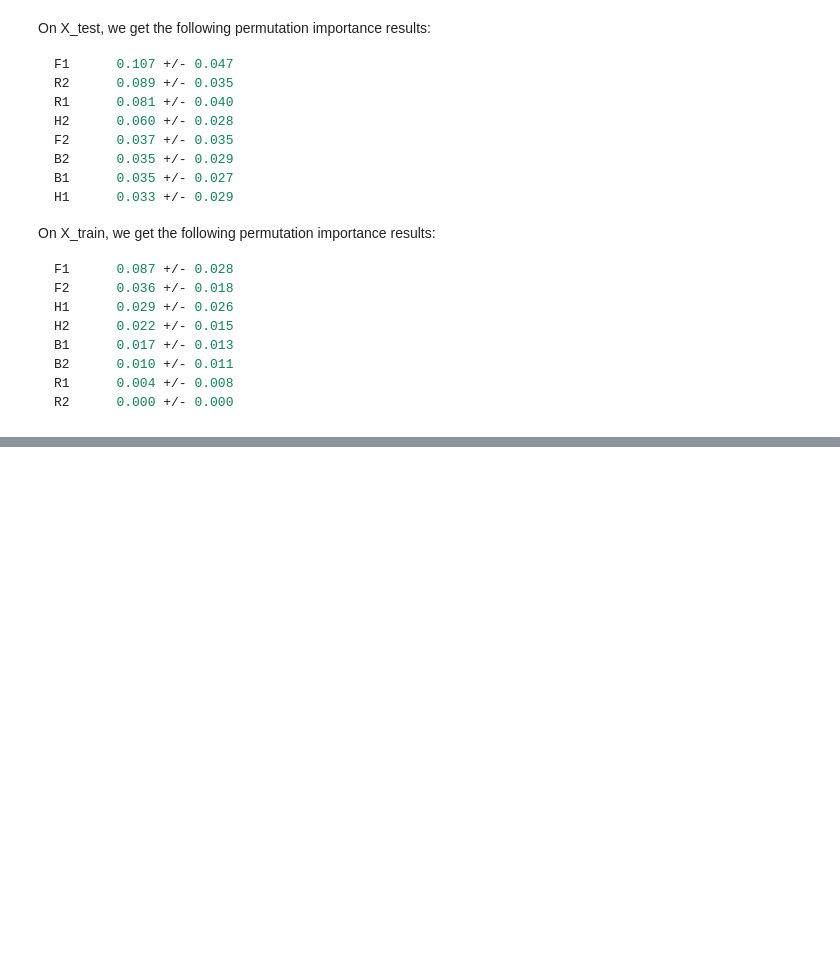
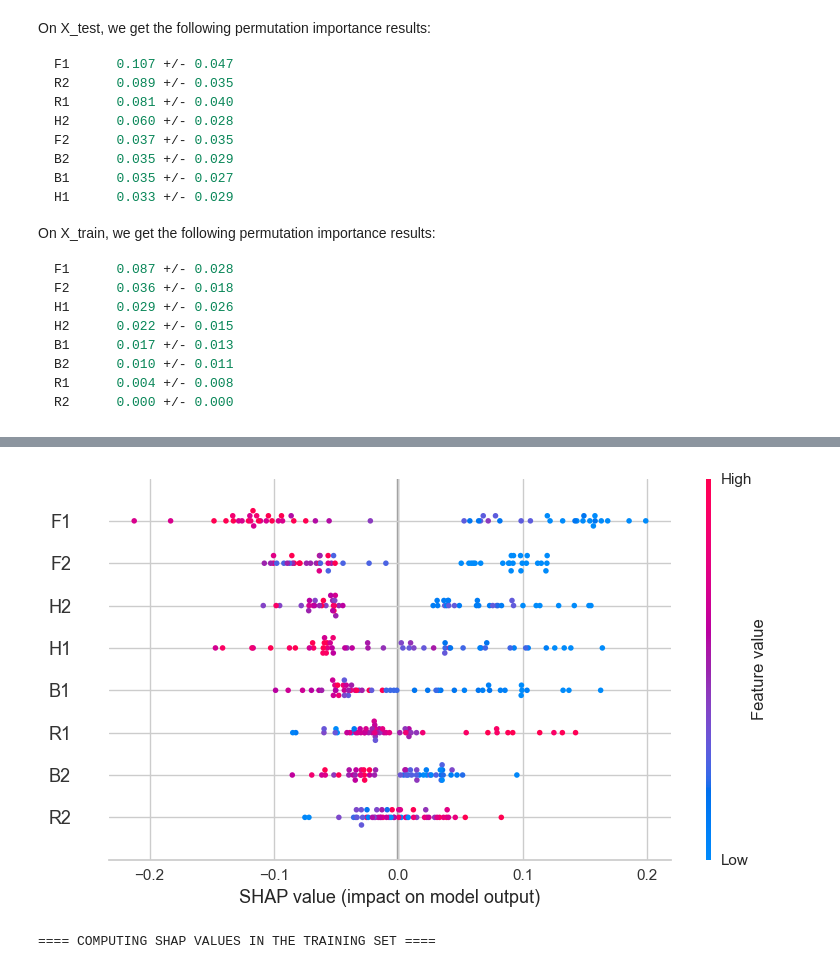
Before and after one commit to arvidl/ibs-distress, a Jupyter notebook: notebooks/2-supervised-classification.ipynb, the cells around one changed output, grey strips where cells are left out. Cells and saved outputs as stored; diff of their text form; code cells hidden in the pictures; blank space fills up the shorter version.

```diff
--- a/notebooks/2-supervised-classification.ipynb
+++ b/notebooks/2-supervised-classification.ipynb
@@ -1404,21 +1591,24 @@ for i in r_tuned.importances_mean.argsort()[::-1]:
 # %%
 # Assuming the last step of your pipeline is a tree-based model
 tree_model = loaded_rf.steps[-1][1]
 
 # Create object that can calculate shap values
 explainer = shap.TreeExplainer(tree_model)
 
 # Calculate Shap values
 shap_values = explainer.shap_values(get_config('X_train'))  # X_test)
 
 # Make plot. Index of [1] is explained in text below.
 f1, ax = plt.subplots(figsize=(12,8))
 
-f1 = shap.summary_plot(shap_values, get_config('X_train'))  # X_test)
+f1 = shap.summary_plot(shap_values[:, :, 0], get_config('X_train'))  # X_test)
 
 print('==== COMPUTING SHAP VALUES IN THE TRAINING SET ====')
 
 plt.show()
+# %% [output]
+[figure, added]
+==== COMPUTING SHAP VALUES IN THE TRAINING SET ====
 # %%
 f2, ax = plt.subplots(figsize=(12,8))
 
```
Also changed, not shown: parts of 30 cells of this notebook, 2 other files.
